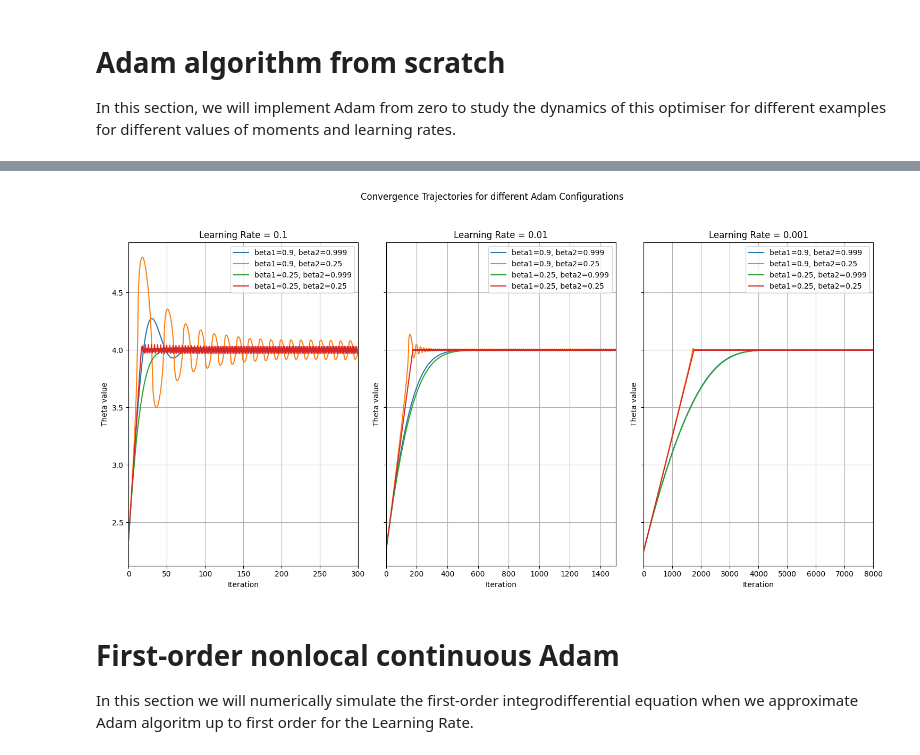
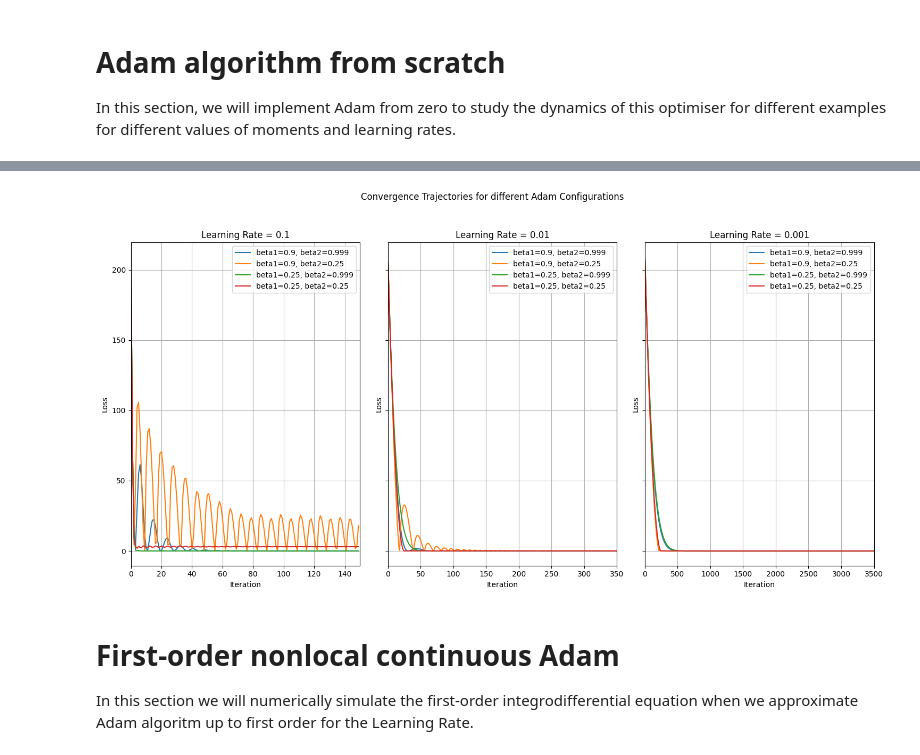
Before and after one commit to carlosherediapimienta/Numerical_IDE, a Jupyter notebook: Simulations_nonlocal_dynamics.ipynb, the cells around one changed output, grey strips where cells are left out. Cells and saved outputs as stored; diff of their text form; code cells hidden in the pictures.

```diff
--- a/Simulations_nonlocal_dynamics.ipynb
+++ b/Simulations_nonlocal_dynamics.ipynb
@@ -20,6 +20,16 @@ param_grid = {
     'beta1': [0.9, 0.25],
     'beta2': [0.999, 0.25],
 }
+
+#param_grid = {
+#    'lr': [0.1],
+#    'beta1': [0.9],
+#    'beta2': [0.999],
+#    'weight_decay': [0.0, 0.01],
+#    'lambda_l2': [0.0, 0.01]
+#}
+
+n_learning_rates = len(param_grid['lr'])
 all_params = [dict(zip(param_grid.keys(), v)) for v in itertools.product(*param_grid.values())]
 
 ### numpy seed
@@ -30,12 +40,13 @@ theta_initial = np.random.uniform(2,3)
 theta_initial_dot = np.random.uniform(2,3)
 
 ## Initial conditions
-t_max = 4
+t_max = 1
 t_0 = 1e-12
 
 ### Choose the function to optimize
-example = 1
-omega = 0
+example = 2
+weight_decay = 0
+lambda_l2 = 0
 
 ### Loss function configuration
 if example == 2:
@@ -52,14 +63,13 @@ verbose = False
 
 In this section, we will implement Adam from zero to study the dynamics of this optimiser for different examples for different values of moments and learning rates.
 # %%
-fig, axs = plt.subplots(ncols=3, figsize=(15, 8), sharey=True)
+fig, axs = plt.subplots(ncols=n_learning_rates, figsize=(15, 8), sharey=True)
 fig.suptitle('Convergence Trajectories for different Adam Configurations')
-
-## Number of epochs/iterations
 
 
 for i, lr in enumerate(param_grid['lr']):
-    ax = axs[i]
+
+    ax = axs[i] if n_learning_rates > 1 else axs
 
     if example == 1:
 
@@ -103,7 +113,11 @@ for i, lr in enumerate(param_grid['lr']):
             if epoch % 100 == 0 and verbose:
                 print(f"Iteration {epoch}: theta = {theta}")
 
-        label = f"beta1={params['beta1']}, beta2={params['beta2']}"
+        if 'weight_decay' in params:
+            label = f"beta1={params['beta1']}, beta2={params['beta2']}, weight_decay={params['weight_decay']}, lambda_l2={params['lambda_l2']}"
+        else:
+            label = f"beta1={params['beta1']}, beta2={params['beta2']}"
+
         if example == 1:
             ax.plot(theta_result, label=label)
         elif example == 2:
@@ -142,4 +156,4 @@ Final parameter value ADAM: theta = 3.9997, with elapsed time: 0.00 minutes.
-[figure, old version]
+[figure, new version]
 # %% [markdown]
 # First-order nonlocal continuous Adam
 
```
Also changed, not shown: parts of 4 cells of this notebook, 2 other files.
